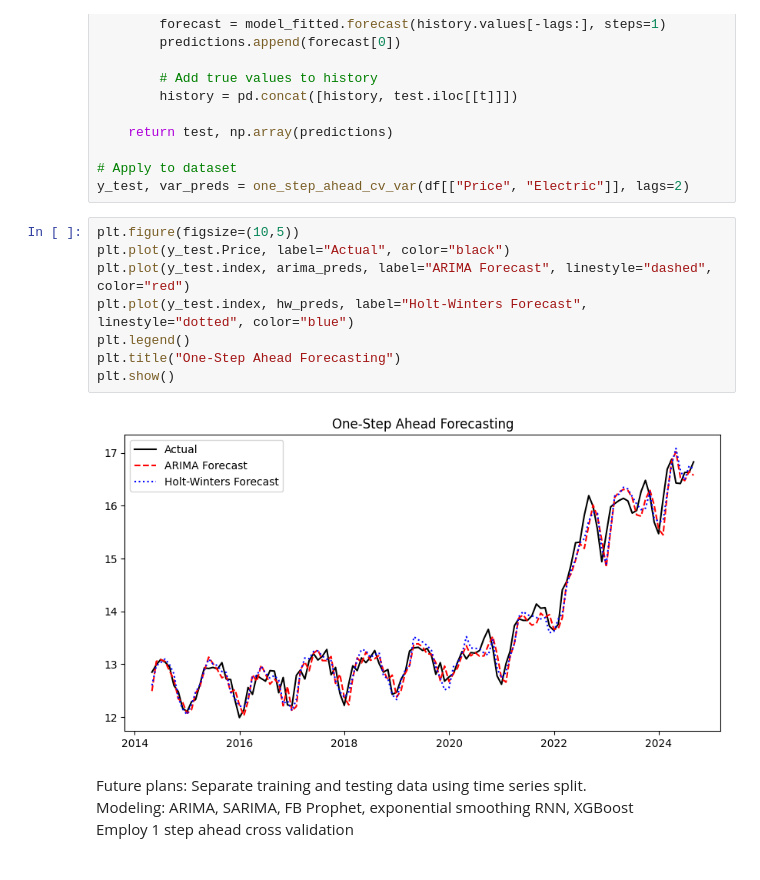
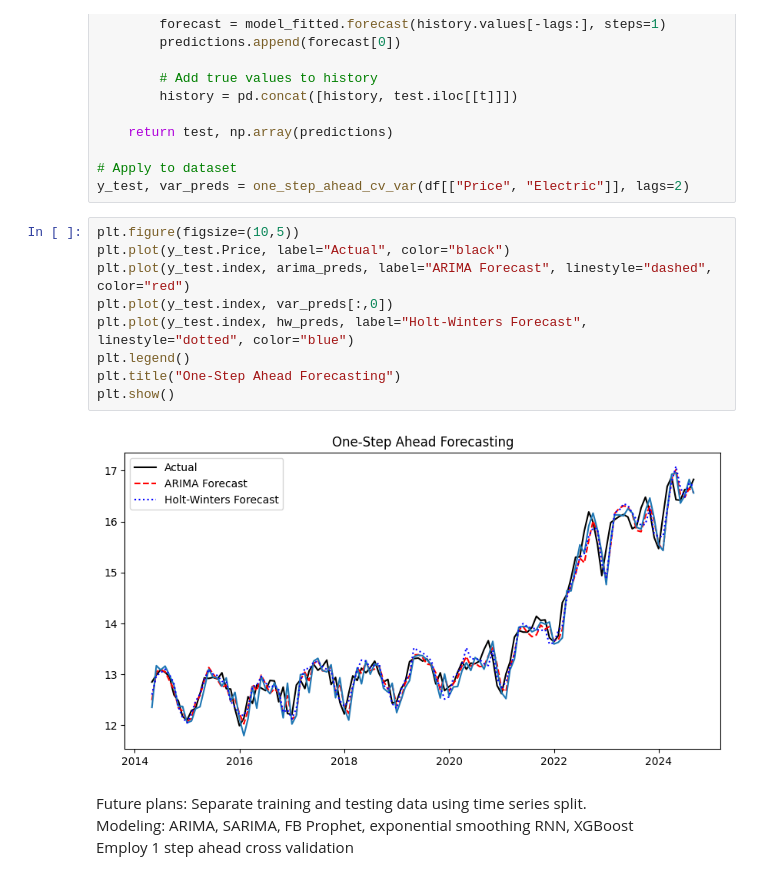
Before and after one commit to bktakacs/springboard_dsc_capstone3, a Jupyter notebook: pp-model.ipynb, the cells around one changed output. Cells and saved outputs as stored; diff of their text form.

```diff
--- a/pp-model.ipynb
+++ b/pp-model.ipynb
@@ -853,13 +909,14 @@ y_test, var_preds = one_step_ahead_cv_var(df[["Price", "Electric"]], lags=2)
 # %%
 plt.figure(figsize=(10,5))
 plt.plot(y_test.Price, label="Actual", color="black")
 plt.plot(y_test.index, arima_preds, label="ARIMA Forecast", linestyle="dashed", color="red")
+plt.plot(y_test.index, var_preds[:,0])
 plt.plot(y_test.index, hw_preds, label="Holt-Winters Forecast", linestyle="dotted", color="blue")
 plt.legend()
 plt.title("One-Step Ahead Forecasting")
 plt.show()
 # %% [output]
-[figure, old version]
+[figure, new version]
 # %% [markdown]
 Future plans: Separate training and testing data using time series split.\
 Modeling: ARIMA, SARIMA, FB Prophet, exponential smoothing
```
Also changed, not shown: parts of 9 cells of this notebook.
